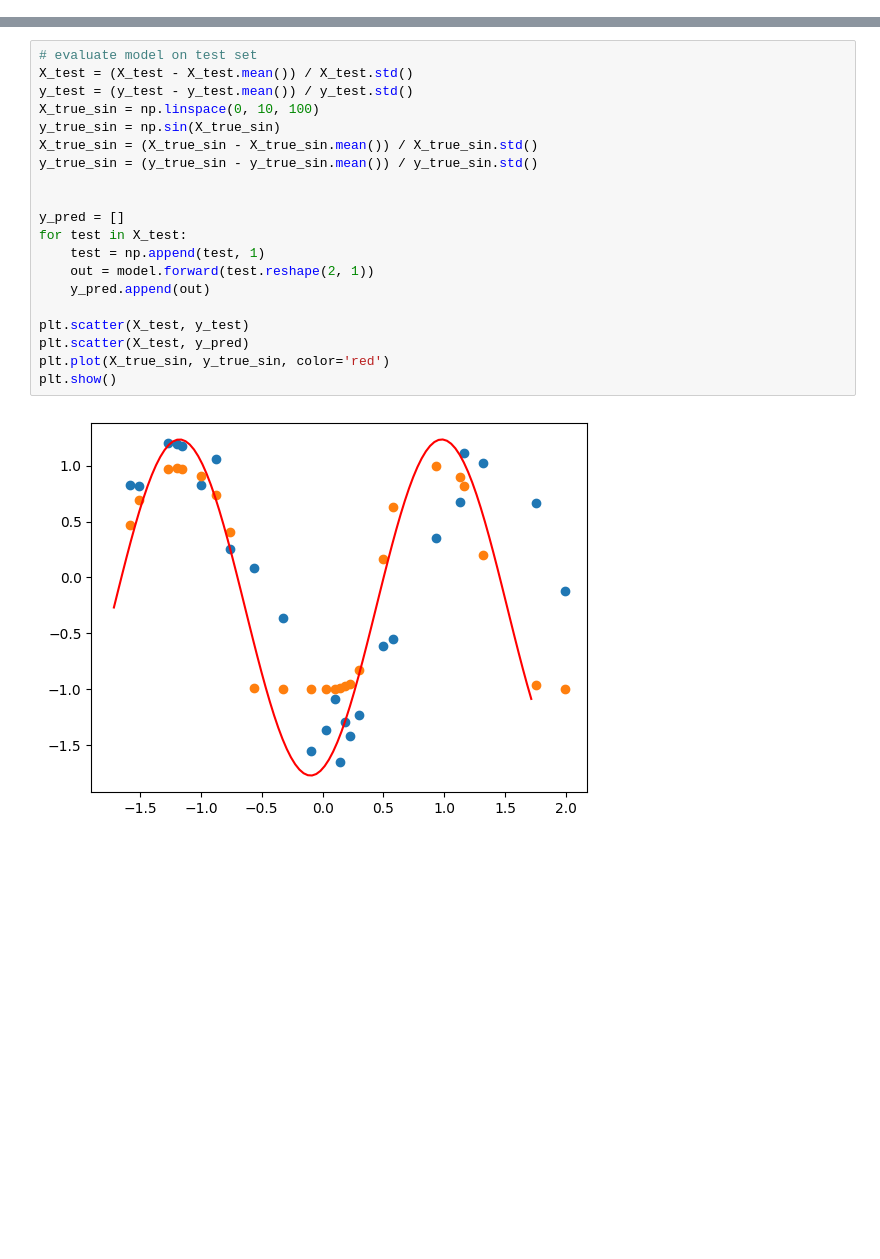
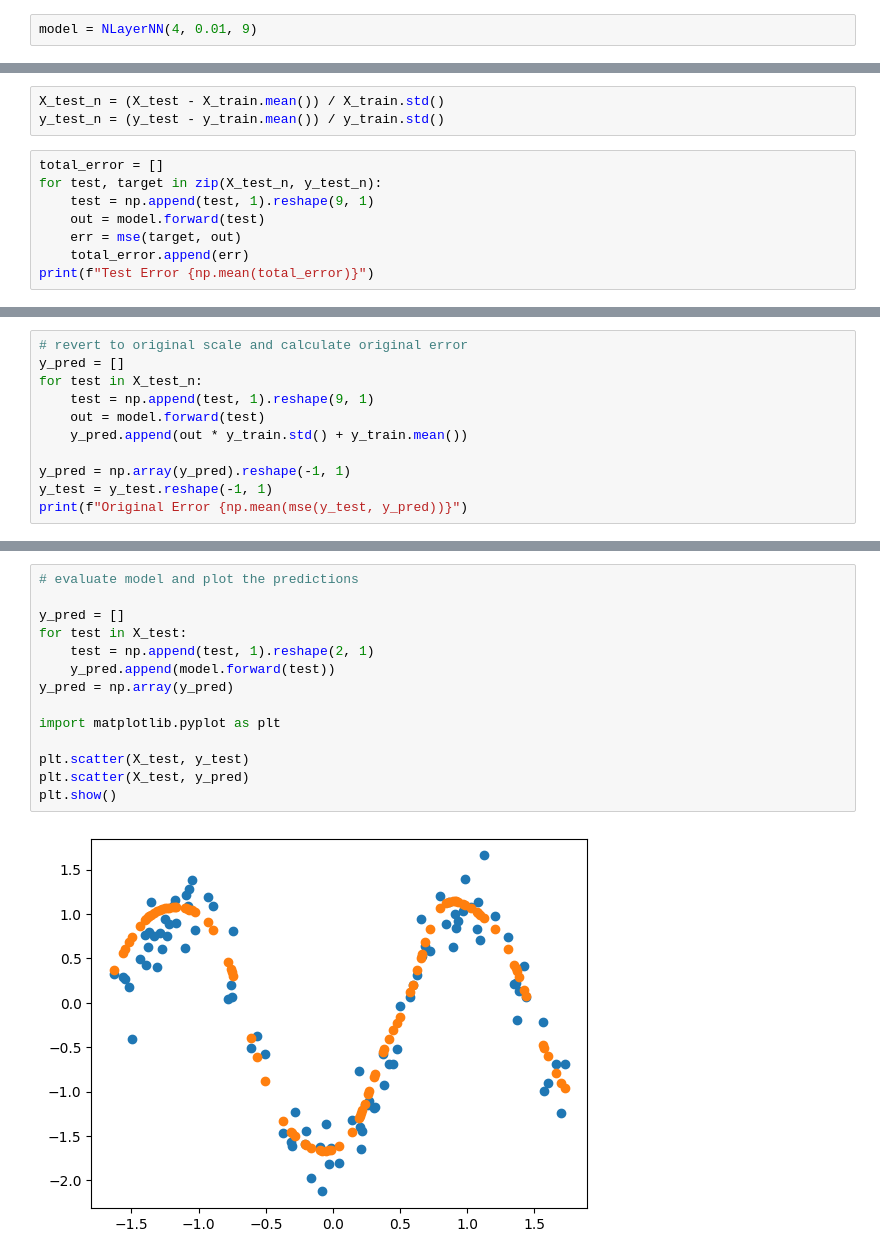
Before and after one commit to marcjulianschwarz/playground, a Jupyter notebook: mbnn/Backpropagation.ipynb, the cells around one changed output, grey strips where cells are left out. Saved outputs shown, nothing was run; the diff lists cells and outputs as text; blank space fills up the shorter version.

```diff
--- a/mbnn/Backpropagation.ipynb
+++ b/mbnn/Backpropagation.ipynb
@@ -60,0 +28,2 @@ class MyModel:
+# %%
+model = NLayerNN(4, 0.01, 9)
@@ -84,0 +66,11 @@ for epoch in range(20000):
+# %%
+X_test_n = (X_test - X_train.mean()) / X_train.std()
+y_test_n = (y_test - y_train.mean()) / y_train.std()
+# %%
+total_error = []
+for test, target in zip(X_test_n, y_test_n):
+    test = np.append(test, 1).reshape(9, 1)
+    out = model.forward(test)
+    err = mse(target, out)
+    total_error.append(err)
+print(f"Test Error {np.mean(total_error)}")
@@ -84,0 +79,11 @@ for epoch in range(20000):
+# %%
+# revert to original scale and calculate original error
+y_pred = []
+for test in X_test_n:
+    test = np.append(test, 1).reshape(9, 1)
+    out = model.forward(test)
+    y_pred.append(out * y_train.std() + y_train.mean())
+
+y_pred = np.array(y_pred).reshape(-1, 1)
+y_test = y_test.reshape(-1, 1)
+print(f"Original Error {np.mean(mse(y_test, y_pred))}")
@@ -85,22 +97,16 @@ for epoch in range(20000):
 # %%
-# evaluate model on test set
-X_test = (X_test - X_test.mean()) / X_test.std()
-y_test = (y_test - y_test.mean()) / y_test.std()
-X_true_sin = np.linspace(0, 10, 100)
-y_true_sin = np.sin(X_true_sin)
-X_true_sin = (X_true_sin - X_true_sin.mean()) / X_true_sin.std()
-y_true_sin = (y_true_sin - y_true_sin.mean()) / y_true_sin.std()
-
+# evaluate model and plot the predictions
 
 y_pred = []
 for test in X_test:
-    test = np.append(test, 1)
-    out = model.forward(test.reshape(2, 1))
-    y_pred.append(out)
+    test = np.append(test, 1).reshape(2, 1)
+    y_pred.append(model.forward(test))
+y_pred = np.array(y_pred)
+
+import matplotlib.pyplot as plt
 
 plt.scatter(X_test, y_test)
 plt.scatter(X_test, y_pred)
-plt.plot(X_true_sin, y_true_sin, color='red')
 plt.show()
 # %% [output]
-[figure, old version]
+[figure, new version]
```
Also changed, not shown: parts of 10 cells of this notebook, 2 other files.
